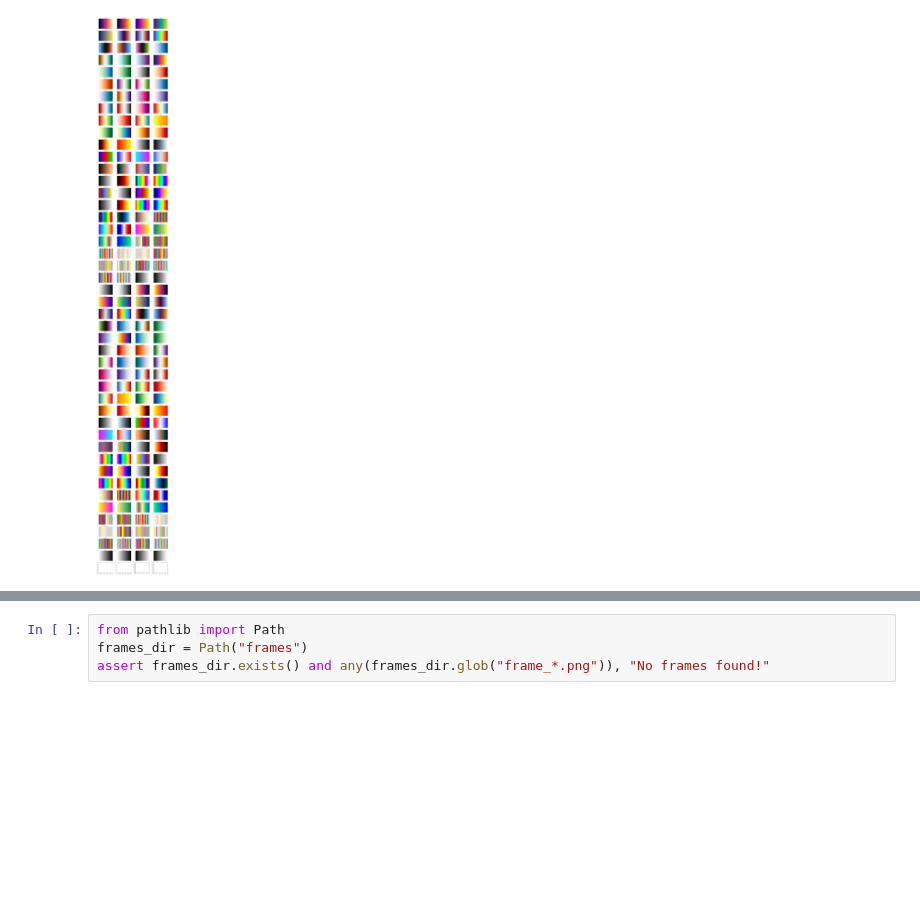
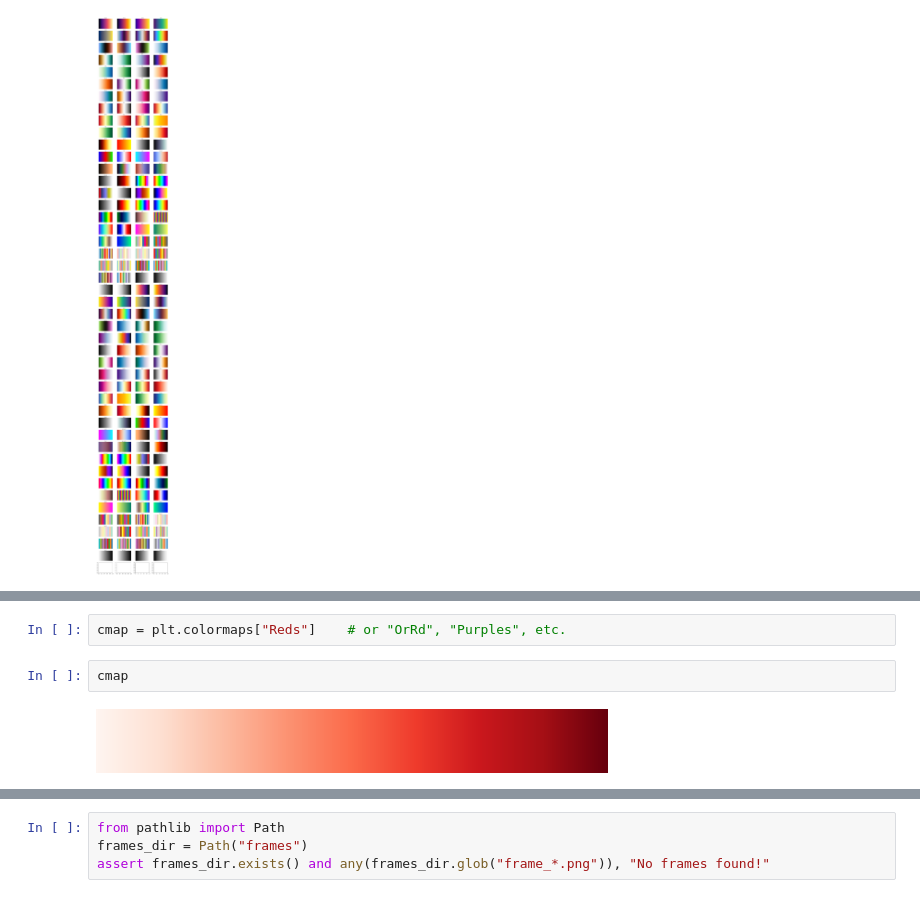
Before and after one commit to mileslilly2/code_for_whatever_you_are, a Jupyter notebook: gif_animation_in_Python_clean.ipynb, the cells around one changed output, grey strips where cells are left out. Saved outputs shown, nothing was run; the diff lists cells and outputs as text; blank space fills up the shorter version.

```diff
--- a/gif_animation_in_Python_clean.ipynb
+++ b/gif_animation_in_Python_clean.ipynb
@@ -175,0 +204,6 @@ plt.show()
+# %%
+cmap = plt.colormaps["Reds"]    # or "OrRd", "Purples", etc.
+# %%
+cmap
+# %% [output]
+[figure, added]
```
Also changed, not shown: parts of 16 cells of this notebook.
